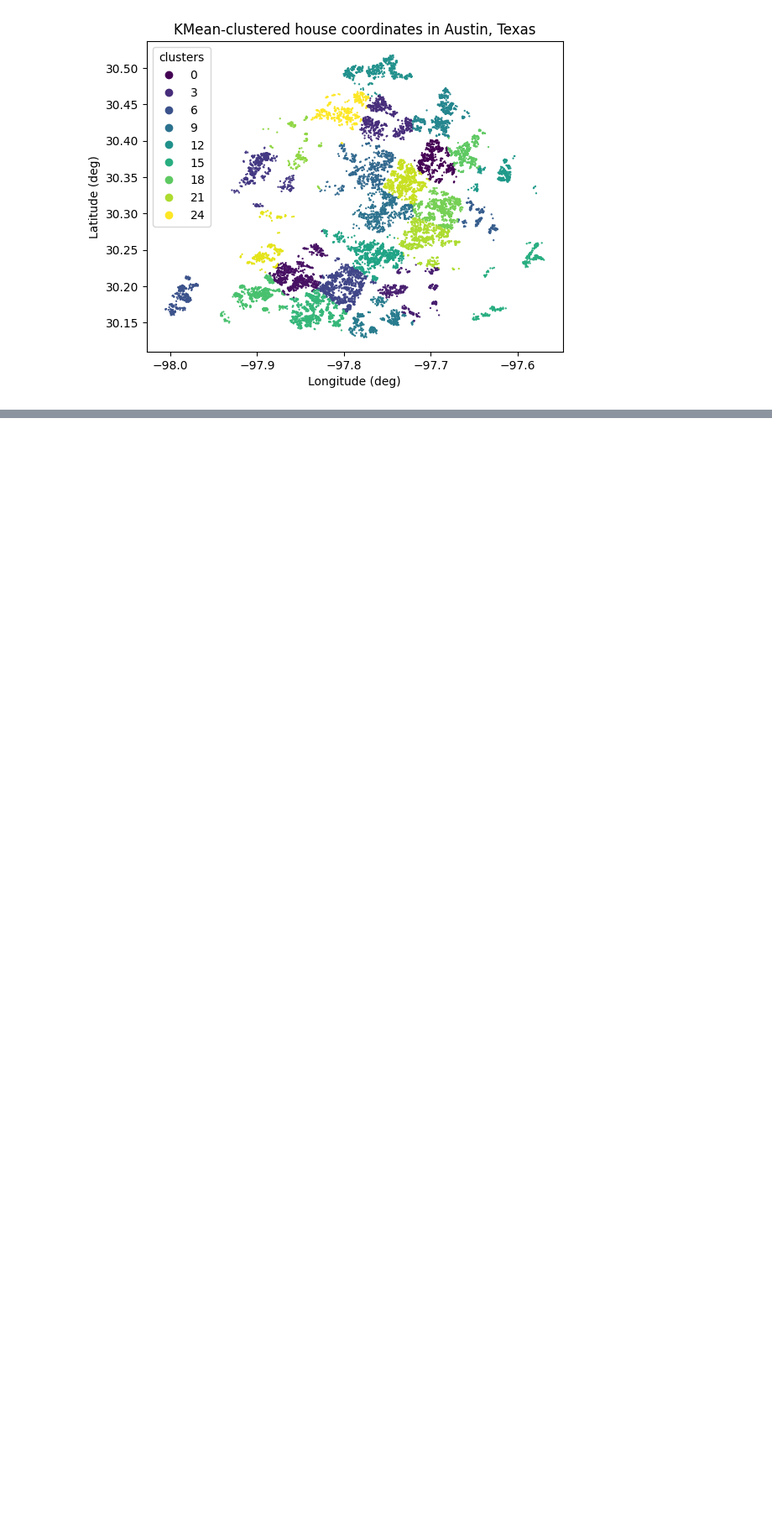
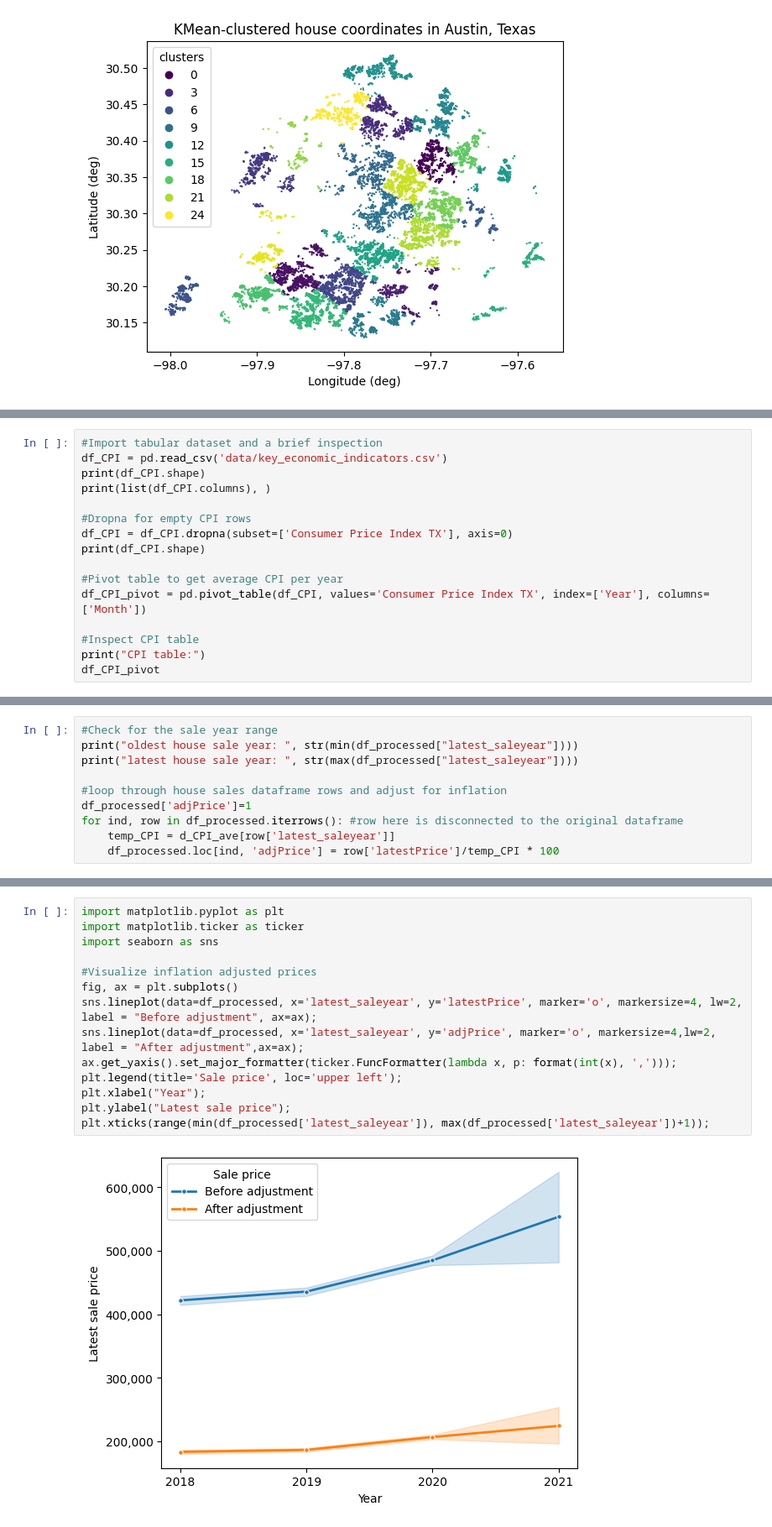
Before and after one commit to catherinechia/deeplearning-multimodal-neural-network, a Jupyter notebook: src/preprocessing_tabular.ipynb, the cells around one changed output, grey strips where cells are left out. Shown at 84% size. Cells and saved outputs as stored; diff of their text form; blank space fills up the shorter version.

Commit message:
Tabular data preprocessing

```diff
--- a/src/preprocessing.ipynb
+++ b/src/preprocessing_tabular.ipynb
@@ -228,0 +246,16 @@ https://data.austintexas.gov/browse
+# %%
+#Import tabular dataset and a brief inspection
+df_CPI = pd.read_csv('data/key_economic_indicators.csv')
+print(df_CPI.shape)
+print(list(df_CPI.columns), )
+
+#Dropna for empty CPI rows
+df_CPI = df_CPI.dropna(subset=['Consumer Price Index TX'], axis=0)
+print(df_CPI.shape)
+
+#Pivot table to get average CPI per year
+df_CPI_pivot = pd.pivot_table(df_CPI, values='Consumer Price Index TX', index=['Year'], columns=['Month'])
+
+#Inspect CPI table
+print("CPI table:")
+df_CPI_pivot
@@ -228,0 +313,10 @@ https://data.austintexas.gov/browse
+# %%
+#Check for the sale year range
+print("oldest house sale year: ", str(min(df_processed["latest_saleyear"])))
+print("latest house sale year: ", str(max(df_processed["latest_saleyear"])))
+
+#loop through house sales dataframe rows and adjust for inflation
+df_processed['adjPrice']=1
+for ind, row in df_processed.iterrows(): #row here is disconnected to the original dataframe
+    temp_CPI = d_CPI_ave[row['latest_saleyear']]
+    df_processed.loc[ind, 'adjPrice'] = row['latestPrice']/temp_CPI * 100
@@ -228,0 +326,16 @@ https://data.austintexas.gov/browse
+# %%
+import matplotlib.pyplot as plt
+import matplotlib.ticker as ticker
+import seaborn as sns
+
+#Visualize inflation adjusted prices
+fig, ax = plt.subplots()
+sns.lineplot(data=df_processed, x='latest_saleyear', y='latestPrice', marker='o', markersize=4, lw=2, label = "Before adjustment", ax=ax);
+sns.lineplot(data=df_processed, x='latest_saleyear', y='adjPrice', marker='o', markersize=4,lw=2, label = "After adjustment",ax=ax);
+ax.get_yaxis().set_major_formatter(ticker.FuncFormatter(lambda x, p: format(int(x), ',')));
+plt.legend(title='Sale price', loc='upper left');
+plt.xlabel("Year");
+plt.ylabel("Latest sale price");
+plt.xticks(range(min(df_processed['latest_saleyear']), max(df_processed['latest_saleyear'])+1));
+# %% [output]
+[figure, added]
```
Also changed, not shown: parts of 7 cells of this notebook, 1 other file.
